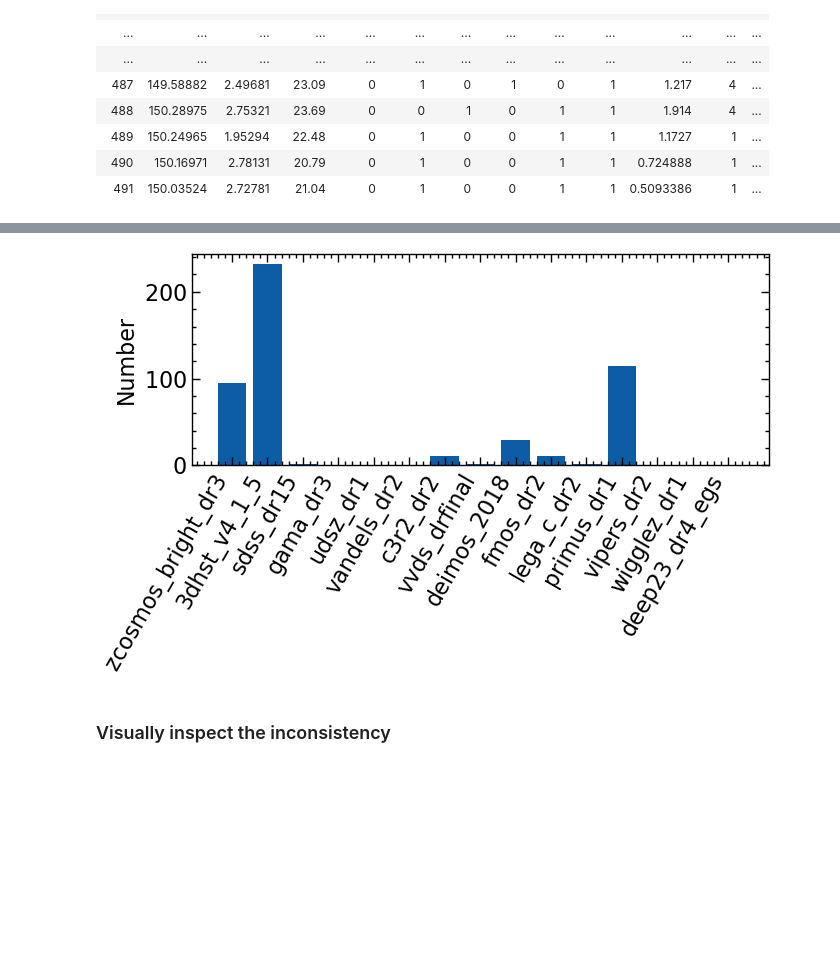
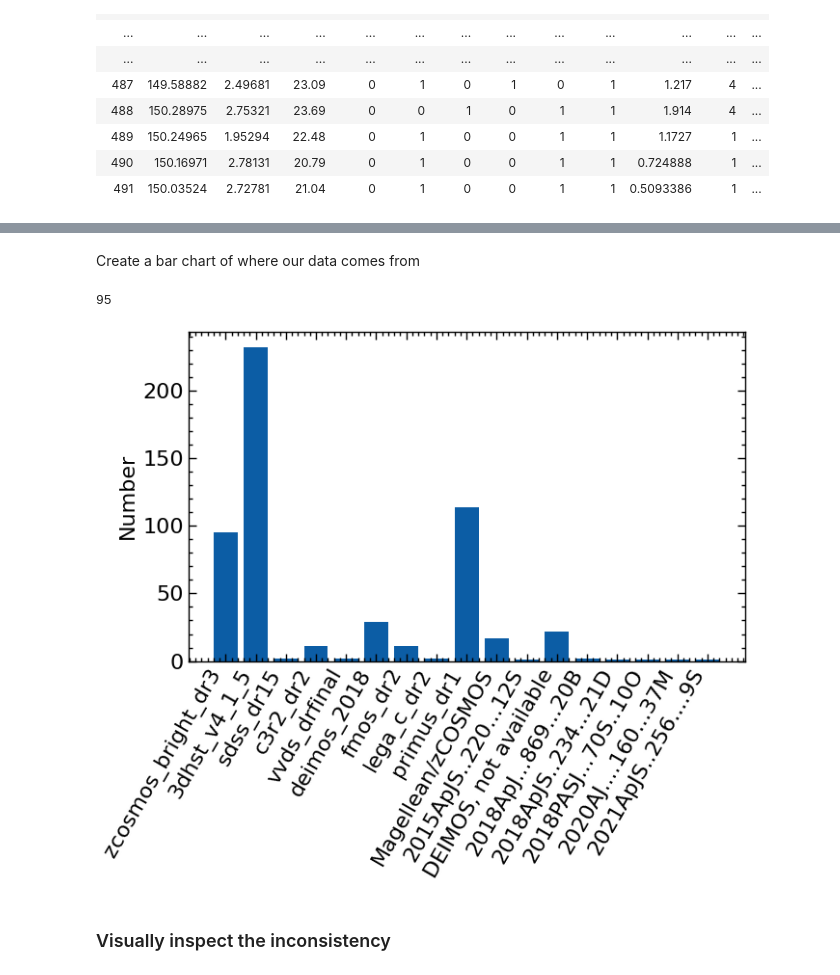
Before and after one commit to Chisen-Lupus/dwarf_agn_cosmos, a Jupyter notebook: hsc-ssp_specz.ipynb, the cells around one changed output, grey strips where cells are left out. Cells and saved outputs as stored; diff of their text form; code cells hidden in the pictures; blank space fills up the shorter version.

Commit message:
added simbad sources

```diff
--- a/hsc-ssp_specz.ipynb
+++ b/hsc-ssp_specz.ipynb
@@ -290,17 +268,46 @@ fig.savefig('specz.pdf', dpi=300)
+# %% [markdown]
+Create a bar chart of where our data comes from
+# %%
+
+sum(hsc_targets[idx]['specz_flag_zcosmos_bright_dr3']==True)
+# %% [output]
+95
 # %%
 hsc_sources = {}
 for key in source_keys:
     hsc_sources[key] = np.count_nonzero(hsc_targets[idx][key])
+hsc_sources_filtered = {key[11:]:value for key, value in zip(hsc_sources.keys(), hsc_sources.values()) if value!=0}
 
-fig, ax = plt.subplots(1,1, figsize=(7, 4.5))
+bibcodes, _ = np.unique(data_agn_updated['bibcode'][data_agn_updated['r_z']==0], return_counts=True)
+simbad_bibcodes = {
+    # '-------------------': 99,
+    '2009ApJ...696.1195T': 'Magellean/zCOSMOS',
+    '2015ApJS..220...12S': '2015ApJS..220...12S',
+    '2018ApJ...858...77H': 'DEIMOS, not available',
+    '2018ApJ...869...20B': '2018ApJ...869...20B',
+    '2018ApJS..234...21D': '2018ApJS..234...21D',
+    '2018ApJS..239...27S': '2018ApJS..239...27S',
+    '2018PASJ...70S..10O': '2018PASJ...70S..10O',
+    '2019ApJ...877...81M': '2019ApJ...877...81M',
+    '2020AJ....160...37M': '2020AJ....160...37M',
+    '2020ApJ...894...24K': 'HSC',
+    '2021ApJS..256....9S': '2021ApJS..256....9S'}
+simbad_sources = {}
+for key in bibcodes:
+    simbad_sources[simbad_bibcodes[key]] = np.count_nonzero(data_agn_updated['bibcode']==key)
 
-ax.bar([key[11:] for key in hsc_sources.keys()], hsc_sources.values())
+joint_source = {}
+joint_source.update(hsc_sources_filtered)
+joint_source.update(simbad_sources)
+
+fig, ax = plt.subplots(1,1, figsize=(7, 6))
+ax.bar([key for key in joint_source.keys()], joint_source.values())
 plt.xticks(rotation=60, ha='right');
 ax.set_ylabel('Number')
 fig.tight_layout()
-fig.savefig('specz_source.pdf', dpi=300)
+fig.savefig('specz_source.pdf', dpi=300);
 # %% [output]
-[figure, old version]
+[figure, new version]
 # %% [markdown]
 ### Visually inspect the inconsistency
 # %% [markdown]
```
Also changed, not shown: parts of 7 cells of this notebook, 1 other file.
